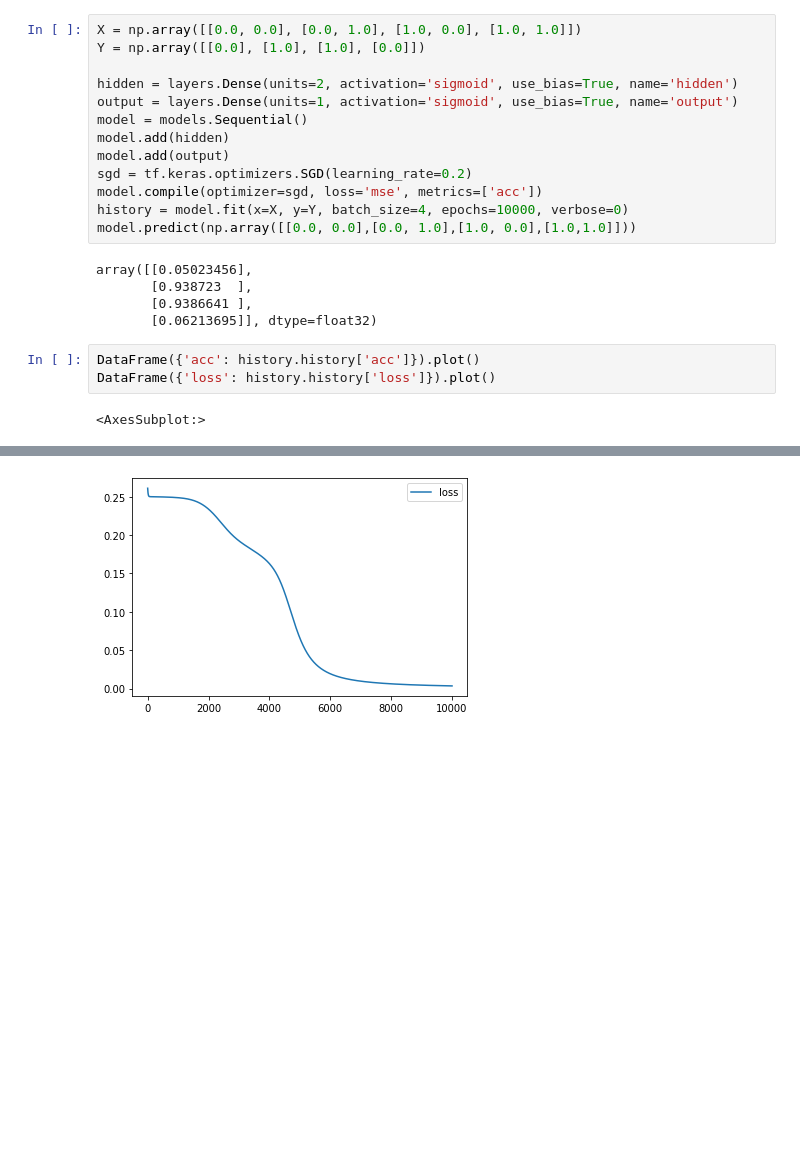
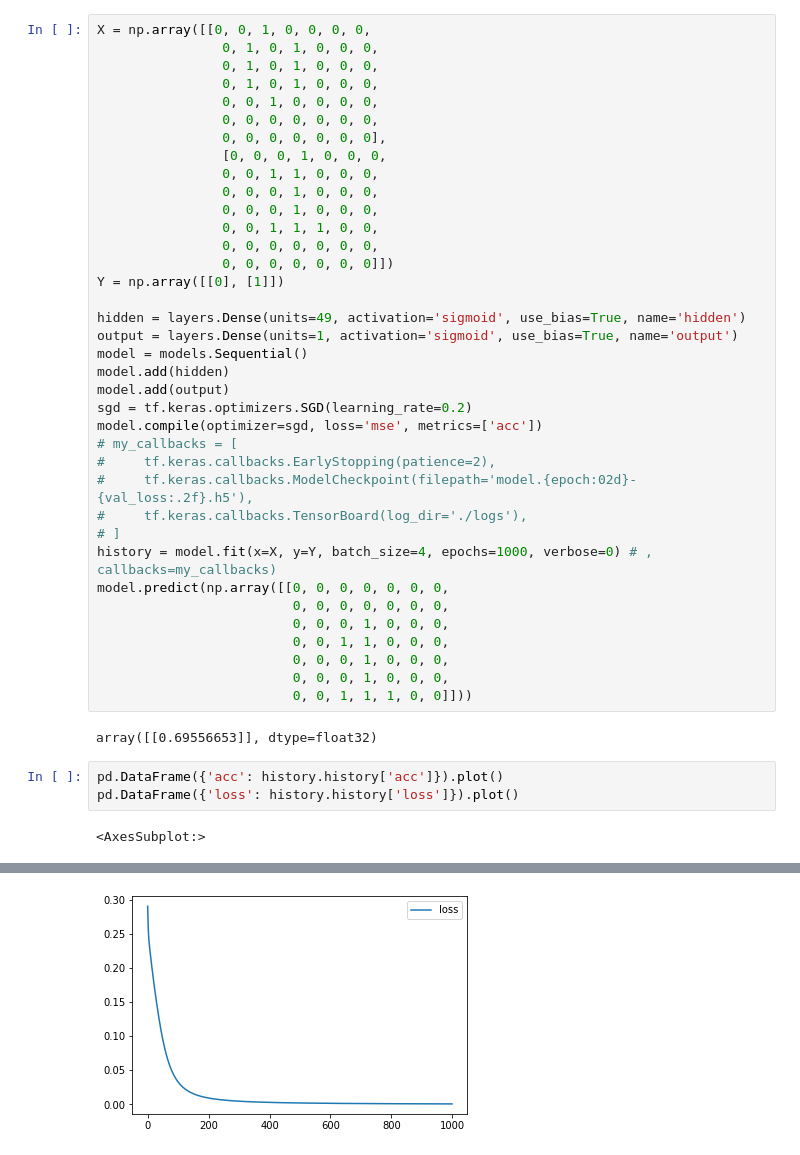
Before and after one commit to yuzua/lecture, a Jupyter notebook: lecture_2021_06_07.ipynb, the cells around one changed output, grey strips where cells are left out. Cells and saved outputs as stored; diff of their text form; blank space fills up the shorter version.

```diff
--- a/lecture_2021_06_07.ipynb
+++ b/lecture_2021_06_07.ipynb
@@ -5,24 +6,45 @@ from pandas import DataFrame
 from tensorflow.keras import layers, models
 # %%
-X = np.array([[0.0, 0.0], [0.0, 1.0], [1.0, 0.0], [1.0, 1.0]])
-Y = np.array([[0.0], [1.0], [1.0], [0.0]])
+X = np.array([[0, 0, 1, 0, 0, 0, 0,
+                0, 1, 0, 1, 0, 0, 0,
+                0, 1, 0, 1, 0, 0, 0,
+                0, 1, 0, 1, 0, 0, 0,
+                0, 0, 1, 0, 0, 0, 0,
+                0, 0, 0, 0, 0, 0, 0,
+                0, 0, 0, 0, 0, 0, 0],
+                [0, 0, 0, 1, 0, 0, 0,
+                0, 0, 1, 1, 0, 0, 0,
+                0, 0, 0, 1, 0, 0, 0,
+                0, 0, 0, 1, 0, 0, 0,
+                0, 0, 1, 1, 1, 0, 0,
+                0, 0, 0, 0, 0, 0, 0,
+                0, 0, 0, 0, 0, 0, 0]])
+Y = np.array([[0], [1]])
 
-hidden = layers.Dense(units=2, activation='sigmoid', use_bias=True, name='hidden')
+hidden = layers.Dense(units=49, activation='sigmoid', use_bias=True, name='hidden')
 output = layers.Dense(units=1, activation='sigmoid', use_bias=True, name='output')
 model = models.Sequential()
 model.add(hidden)
 model.add(output)
 sgd = tf.keras.optimizers.SGD(learning_rate=0.2)
 model.compile(optimizer=sgd, loss='mse', metrics=['acc'])
-history = model.fit(x=X, y=Y, batch_size=4, epochs=10000, verbose=0)
-model.predict(np.array([[0.0, 0.0],[0.0, 1.0],[1.0, 0.0],[1.0,1.0]]))
+# my_callbacks = [
+#     tf.keras.callbacks.EarlyStopping(patience=2),
+#     tf.keras.callbacks.ModelCheckpoint(filepath='model.{epoch:02d}-{val_loss:.2f}.h5'),
+#     tf.keras.callbacks.TensorBoard(log_dir='./logs'),
+# ]
+history = model.fit(x=X, y=Y, batch_size=4, epochs=1000, verbose=0) # , callbacks=my_callbacks)
+model.predict(np.array([[0, 0, 0, 0, 0, 0, 0,
+                         0, 0, 0, 0, 0, 0, 0,
+                         0, 0, 0, 1, 0, 0, 0,
+                         0, 0, 1, 1, 0, 0, 0,
+                         0, 0, 0, 1, 0, 0, 0,
+                         0, 0, 0, 1, 0, 0, 0,
+                         0, 0, 1, 1, 1, 0, 0]]))
 # %% [output]
-array([[0.05023456],
-       [0.938723  ],
-       [0.9386641 ],
-       [0.06213695]], dtype=float32)
+array([[0.69556653]], dtype=float32)
 # %%
-DataFrame({'acc': history.history['acc']}).plot()
-DataFrame({'loss': history.history['loss']}).plot()
+pd.DataFrame({'acc': history.history['acc']}).plot()
+pd.DataFrame({'loss': history.history['loss']}).plot()
 # %% [output]
 <AxesSubplot:>
@@ -30 +52 @@ DataFrame({'loss': history.history['loss']}).plot()
-[figure, old version]
+[figure, new version]
```
Also changed, not shown: parts of 2 cells of this notebook, 2 other files.
